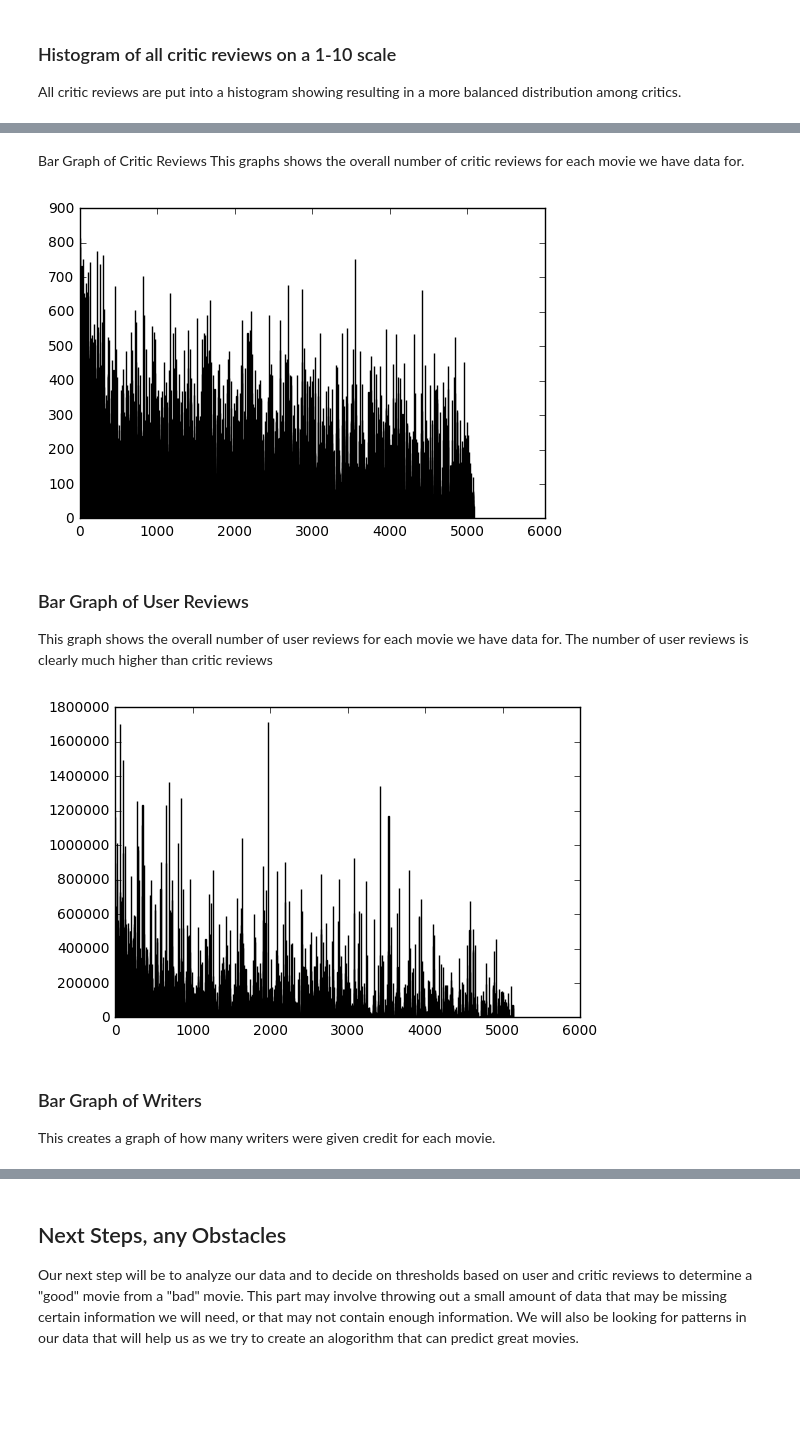
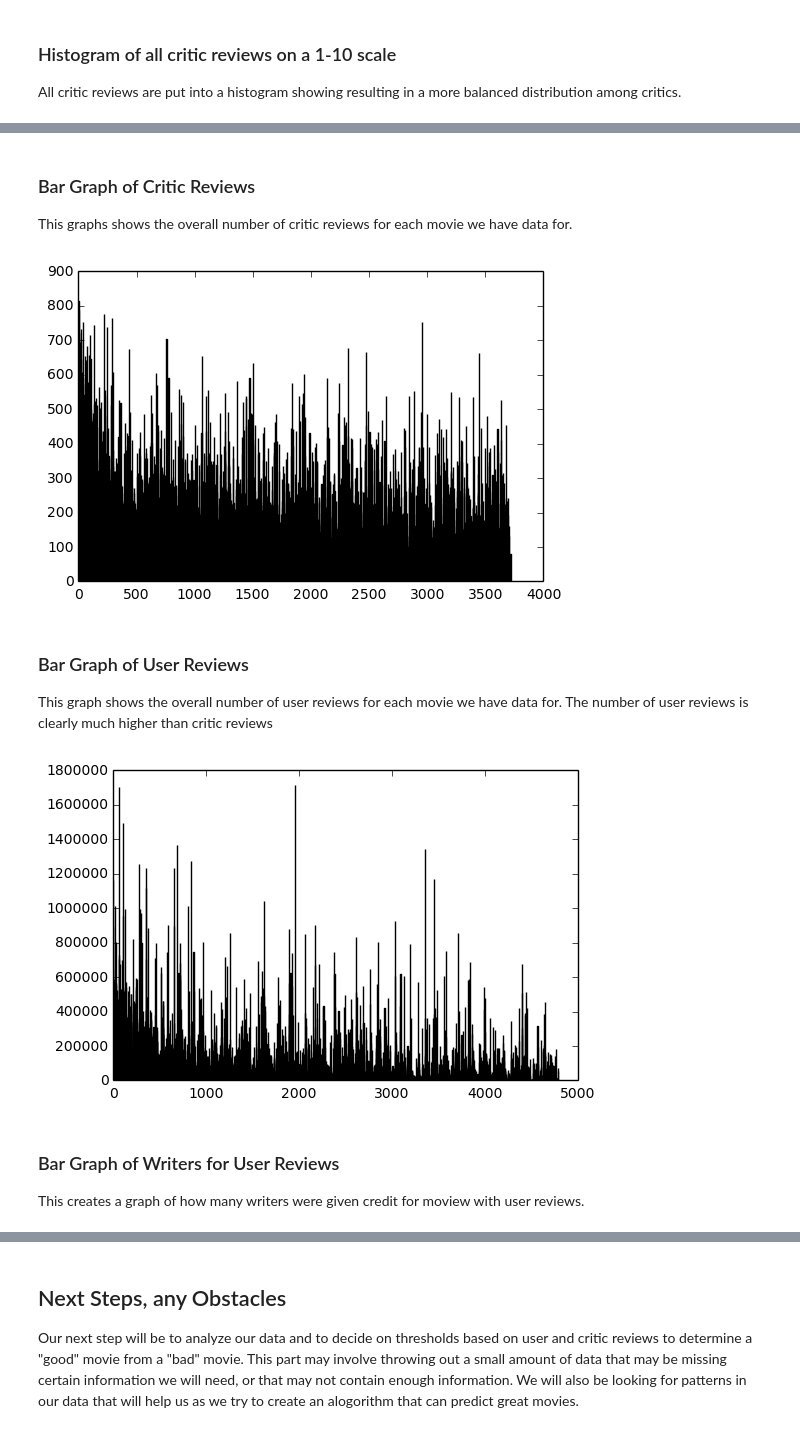
Before and after one commit to CSCI4800-Fall2016-Group12/IMDB-Rating-Prediction, a Jupyter notebook: Data Exploration.ipynb, the cells around one changed output, grey strips where cells are left out. Drawn from its saved outputs; the diff is of its cells as text; code cells hidden in the pictures; blank space fills up the shorter version.

```diff
--- a/Data Exploration.ipynb
+++ b/Data Exploration.ipynb
@@ -348 +336,10 @@ headernum = dict(zip(headers, range(len(headers))))
+# %%
+%matplotlib inline
+import csv
+import numpy as np
+import pylab
+import pandas as pd
+
+user_movdata = pd.read_csv('Datasets/full_user_dataset.csv')
+critic_movdata = pd.read_csv('Datasets/full_critic_dataset.csv')
 # %% [markdown]
@@ -351,7 +348,6 @@ This function allows us to clean missing data from our dictionary and create a n
 # %%
-def getcol(name):
-    icol = headernum[name]
-    return [x[icol] for x in movdata if x != '']
+def getcol(colname, dataset):
+    return [x[colname] for i, x in dataset.iterrows()]
 # %% [markdown]
 ###  Histogram of User Reviews on a 1-10 scale
 All user reviews from our data are put into a histogram showing the data skew toward the right for a hire ratings among users.
@@ -383,17 +372,0 @@ h2 = pylab.hist(critic_rate, bins = 10)
-# %%
-#scatter plot of user vs critic rating
-
-critic = getcol('critic_score')
-critic.pop(0)
-for n,i in enumerate(critic):
-    if i=='':
-        critic[n]='0'
-critic = [float(i)/10 for i in critic]
-user = getcol('user_score')
-user.pop(0)
-for n,i in enumerate(user):
-    if i=='':
-        user[n]='0'
-user = [float(i) for i in user]
-
-pylab.scatter(critic, user)
@@ -403,34 +373,30 @@ pylab.scatter(critic, user)
 # %% [markdown]
-Bar Graph of Critic Reviews
+### Bar Graph of Critic Reviews
 This graphs shows the overall number of critic reviews for each movie we have data for.
 # %%
 # Number of critic review per movie
-critic_total = getcol('critic_count')
-
-critic_total.pop(0)
-critic_total= [float(i) for i in critic_total if i != '']
+critic_total = getcol('num_critic_for_reviews', critic_movdata)
+critic_total= [float(i) for i in critic_total]
 
 N = len(critic_total)
 x = range(N)
-h5 = pylab.bar(x, critic_total, .5)
+h3 = pylab.bar(x, critic_total, .5)
 # %% [output]
-[figure, old version]
+[figure, new version]
 # %% [markdown]
 ### Bar Graph of User Reviews
 This graph shows the overall number of user reviews for each movie we have data for.  The number of user reviews is clearly much higher than critic reviews
 # %%
 #Number of user reviews for each movie
-user_total = getcol('user_count')
-
-user_total.pop(0)
-user_total= [float(i) for i in user_total if i != '']
+user_total = getcol('num_voted_users', user_movdata)
+user_total= [float(i) for i in user_total]
 
 N = len(user_total)
 x = range(N)
-h5 = pylab.bar(x, user_total, .5)
+h4 = pylab.bar(x, user_total, .5)
 # %% [output]
-[figure, old version]
+[figure, new version]
 # %% [markdown]
-### Bar Graph of Writers
-This creates a graph of how many writers were given credit for each movie.
+### Bar Graph of Writers for User Reviews
+This creates a graph of how many writers were given credit for moview with user reviews.
 # %%
```
Also changed, not shown: parts of 14 cells of this notebook.
